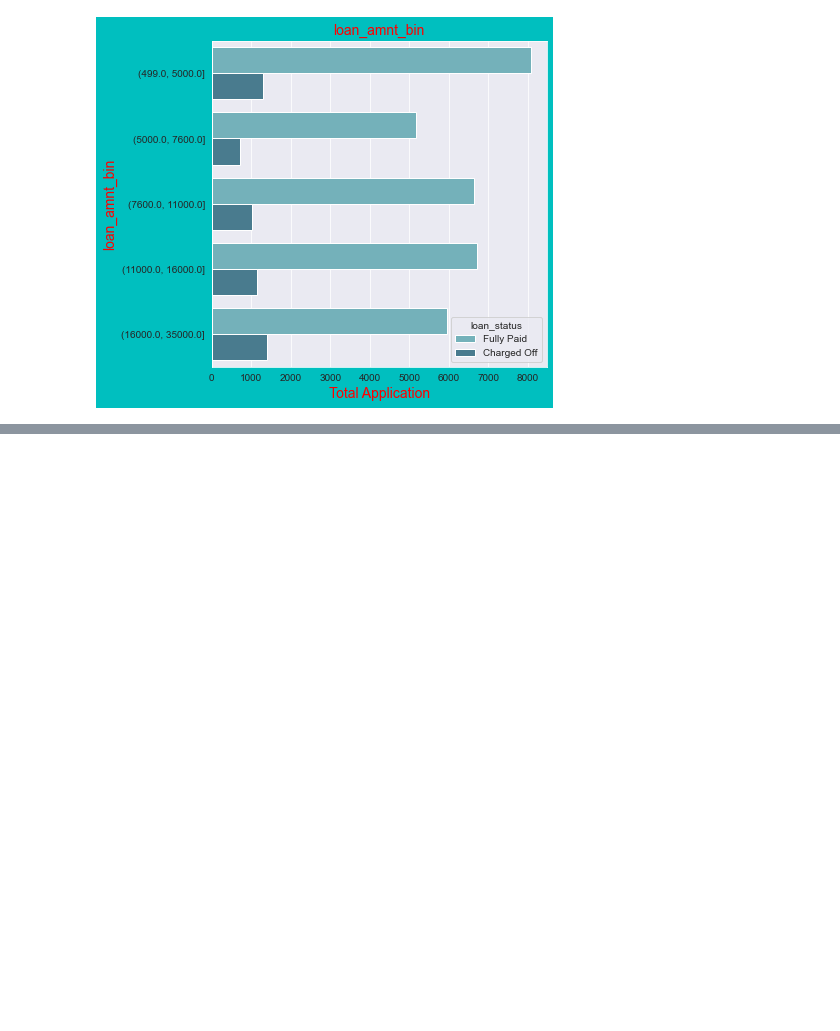
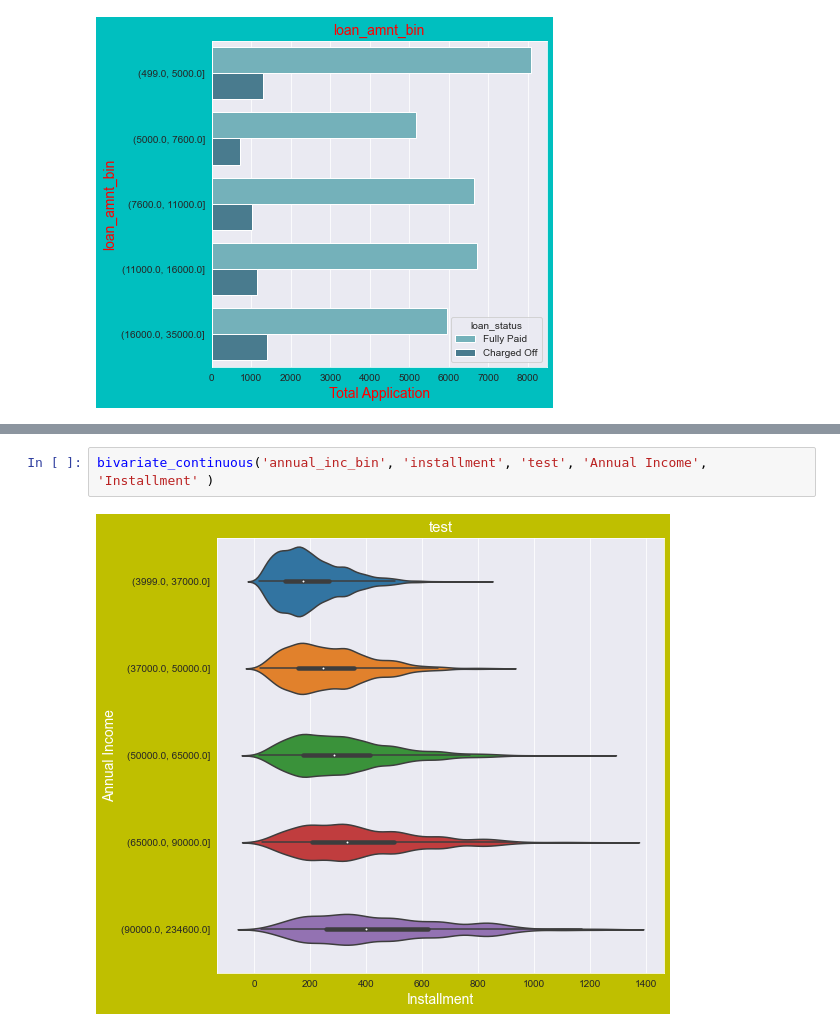
Before and after one commit to swapnilkj89/LendingClubCaseStudy, a Jupyter notebook: Swapnil_kumar_johari.ipynb, the cells around one changed output, grey strips where cells are left out. Drawn from its saved outputs; the diff is of its cells as text; blank space fills up the shorter version.

```diff
--- a/Swapnil_kumar_johari.ipynb
+++ b/Swapnil_kumar_johari.ipynb
@@ -1077,0 +1015,4 @@ Since we know darker the value heigher the correlation , we can clearly see loan
+# %%
+bivariate_continuous('annual_inc_bin', 'installment', 'test', 'Annual Income', 'Installment' )
+# %% [output]
+[figure, added]
```
Also changed, not shown: parts of 58 cells of this notebook.
